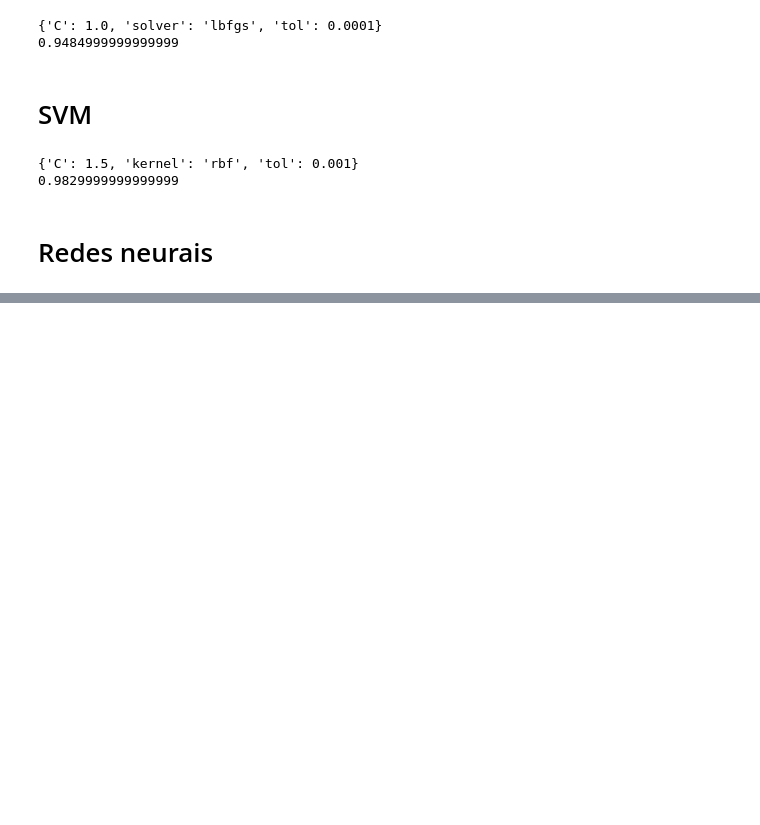
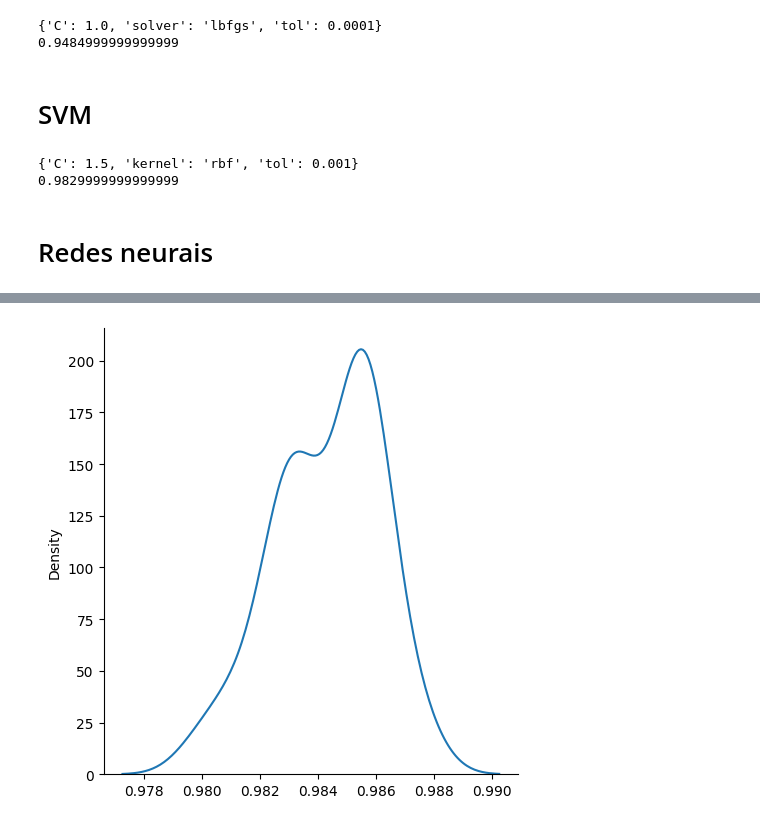
Before and after one commit to f-andrei/Machine-Learning, a Jupyter notebook: finetuning/gridsearch.ipynb, the cells around one changed output, grey strips where cells are left out. Cells and saved outputs as stored; diff of their text form; code cells hidden in the pictures; blank space fills up the shorter version.

```diff
--- a/finetuning/gridsearch.ipynb
+++ b/finetuning/gridsearch.ipynb
@@ -152,0 +302,4 @@ Traceback (most recent call last):
+# %%
+sns.displot(resultados_random_forest, kind = 'kde');
+# %% [output]
+[figure, added]
```
Also changed, not shown: parts of 40 cells of this notebook, 3 other files.
